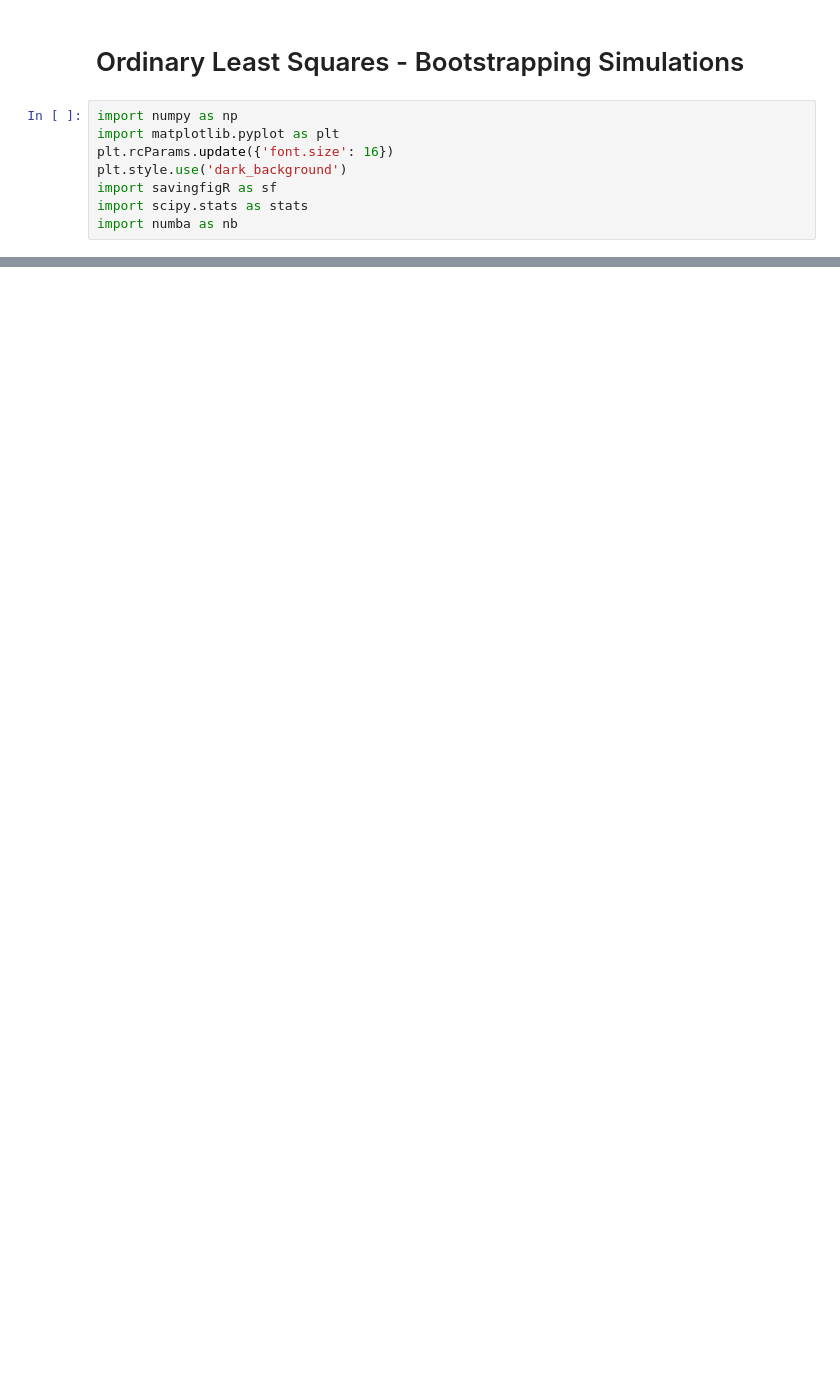
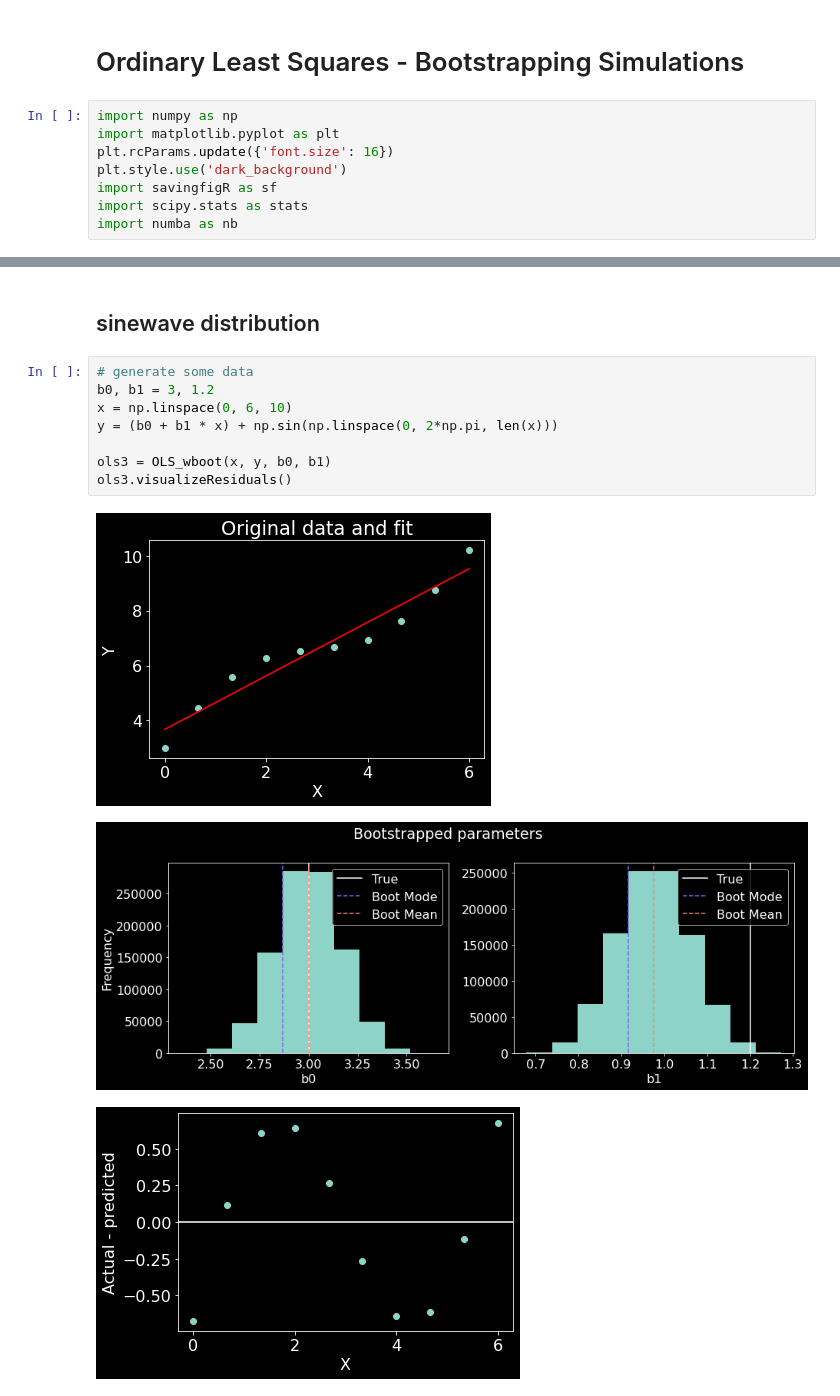
Before and after one commit to tulimid1/OLS-bootstrap, a Jupyter notebook: OLS-boot-sims.ipynb, the cells around one changed output, grey strips where cells are left out. Saved outputs shown, nothing was run; the diff lists cells and outputs as text; blank space fills up the shorter version.

```diff
--- a/OLS-boot-sims.ipynb
+++ b/OLS-boot-sims.ipynb
@@ -130,0 +147,14 @@ ols1 = OLS_wboot(x, y, b0, b1)
+# %% [markdown]
+## sinewave distribution
+# %%
+# generate some data
+b0, b1 = 3, 1.2
+x = np.linspace(0, 6, 10)
+y = (b0 + b1 * x) + np.sin(np.linspace(0, 2*np.pi, len(x)))
+
+ols3 = OLS_wboot(x, y, b0, b1)
+ols3.visualizeResiduals()
+# %% [output]
+[figure, added]
+[figure, added]
+[figure, added]
```
Also changed, not shown: parts of 8 cells of this notebook.
